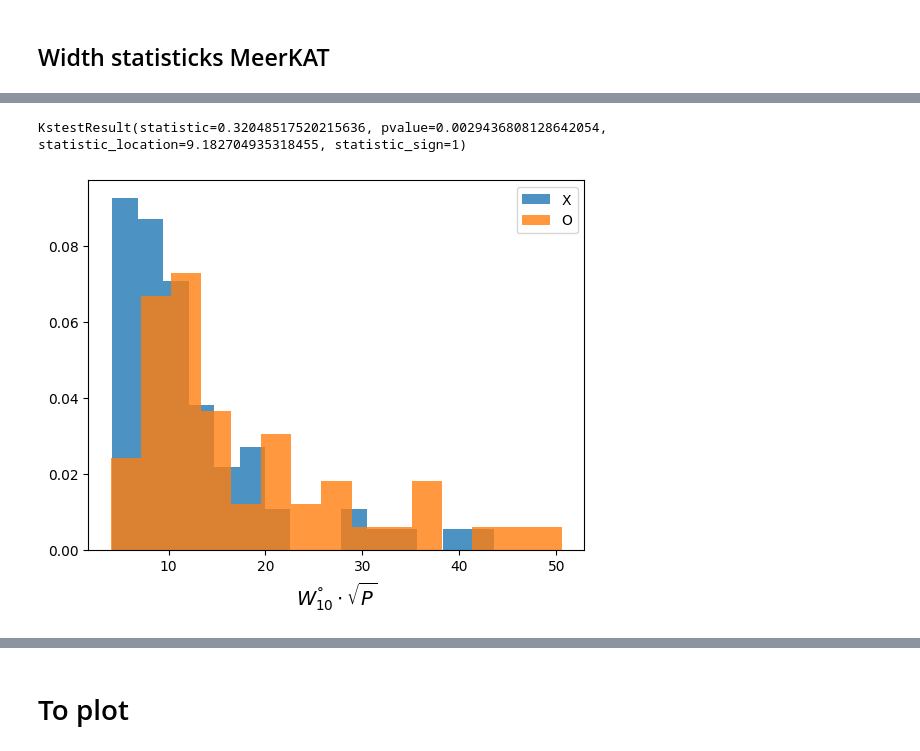
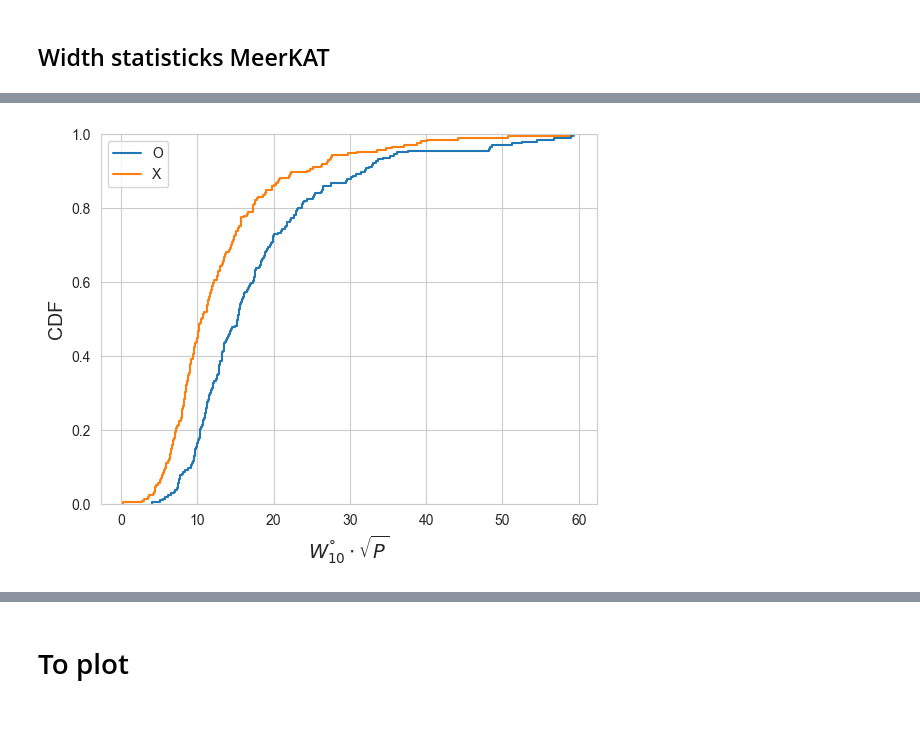
Before and after one commit to IstominArseniy/PulsarDataBase, a Jupyter notebook: PulsarsDataBase.ipynb, the cells around one changed output, grey strips where cells are left out. Drawn from its saved outputs; the diff is of its cells as text; code cells hidden in the pictures; blank space fills up the shorter version.

```diff
--- a/PulsarsDataBase.ipynb
+++ b/PulsarsDataBase.ipynb
@@ -187,3 +256,12 @@ print(np.sort(np.array(orthogonal_PSRs_FAST)))
+# %%
+profile = PulsarProfile(FASTProfiles.loc['J1855+0700']['FASTfile_name'], 'FAST')
+profile.plot_profile(plot_fit=True)
+print(profile.Ncounts)
+print(profile.find_peaks()/profile.Ncounts)
+print(aux.noise_estimation(profile.I))
+print(profile.get_Wa(10))
+print(profile.get_mode())
+print(profile.get_level_bounds(10)[0]/profile.Ncounts, profile.get_level_bounds(10)[1]/profile.Ncounts)
 # %% [markdown]
 ## MeerKAT orthogonal subset
 # %%
@@ -299,0 +393,15 @@ KstestResult(statistic=0.25223214285714285, pvalue=0.0365013010825992, statistic
+# %%
+sns.histplot({'O': OW10, 'X':XW10}, kde=True, alpha=0.7, stat='density', palette='tab10', multiple="dodge", common_norm=False)
+sns.set_style("whitegrid")
+plt.grid(True)
+# ax2 = plt.twinx()
+# ax2.grid(False)
+# sns.ecdfplot({'O': OW10, 'X':XW10}, alpha=0.7, palette='tab10', ax=ax2)
+plt.ylabel('Density', fontsize=14)
+plt.xlabel(r'$W_{10}^\degree \cdot \sqrt{P}$', fontsize=14)
+print(scipy.stats.kstest(XW10, OW10))
+print(scipy.stats.ttest_ind(XW10, OW10, alternative='less'))
+print(scipy.stats.ttest_ind(XW10, OW10, equal_var=False, alternative='less'))
+print(scipy.stats.anderson_ksamp([XW10, OW10]))
+
+# plt.savefig('FAST_mode_comparison_manual.png', dpi=400, bbox_inches='tight')
@@ -394,0 +493,12 @@ J1559-4438 X Xs
+# %%
+# print(Nall, Ntrue, Ncomm, Ntrue / Ncomm)
+XW10 = np.sort(XW10)
+OW10 = np.sort(OW10)
+print(len(XW10), len(OW10))
+NX = len(XW10)
+NO = len(OW10)
+print(np.median(XW10), XW10[int(0.5 * NX - 1.96 * 0.5 * np.sqrt(NX))], XW10[int(0.5 * NX + 1.96 * 0.5 * np.sqrt(NX))])
+print(np.median(OW10), OW10[int(0.5 * NO - 1.96 * 0.5 * np.sqrt(NO))], OW10[int(0.5 * NO + 1.96 * 0.5 * np.sqrt(NO))])
+print(scipy.stats.bootstrap((OW10,), np.median, method='percentile'))
+print(scipy.stats.bootstrap((OW10,), np.median, method='basic'))
+# print(scipy.stats.bootstrap((OW10,), np.median, method='percentile'))
@@ -395,10 +534,7 @@ J1559-4438 X Xs
 # %%
-plt.hist(XW10, bins=15, density=True, cumulative=False, alpha=0.8, label='X')
-plt.hist(OW10, bins=15, density=True, cumulative=False, alpha=0.8, label='O')
+sns.ecdfplot({'O': OW10, 'X':XW10}, palette='tab10')
+plt.ylabel('CDF', fontsize=14)
 plt.xlabel(r'$W_{10}^\degree \cdot \sqrt{P}$', fontsize=14)
-plt.legend()
-print(scipy.stats.kstest(XW10, OW10))
-# plt.savefig('MeerKAT_density.png', dpi=400, bbox_inches='tight')
+# plt.savefig('MeerKAT_CDF_manual.png', dpi=400, bbox_inches='tight')
 # %% [output]
-KstestResult(statistic=0.32048517520215636, pvalue=0.0029436808128642054, statistic_location=9.182704935318455, statistic_sign=1)
-[figure, old version]
+[figure, new version]
```
Also changed, not shown: parts of 58 cells of this notebook, 4 other files.
